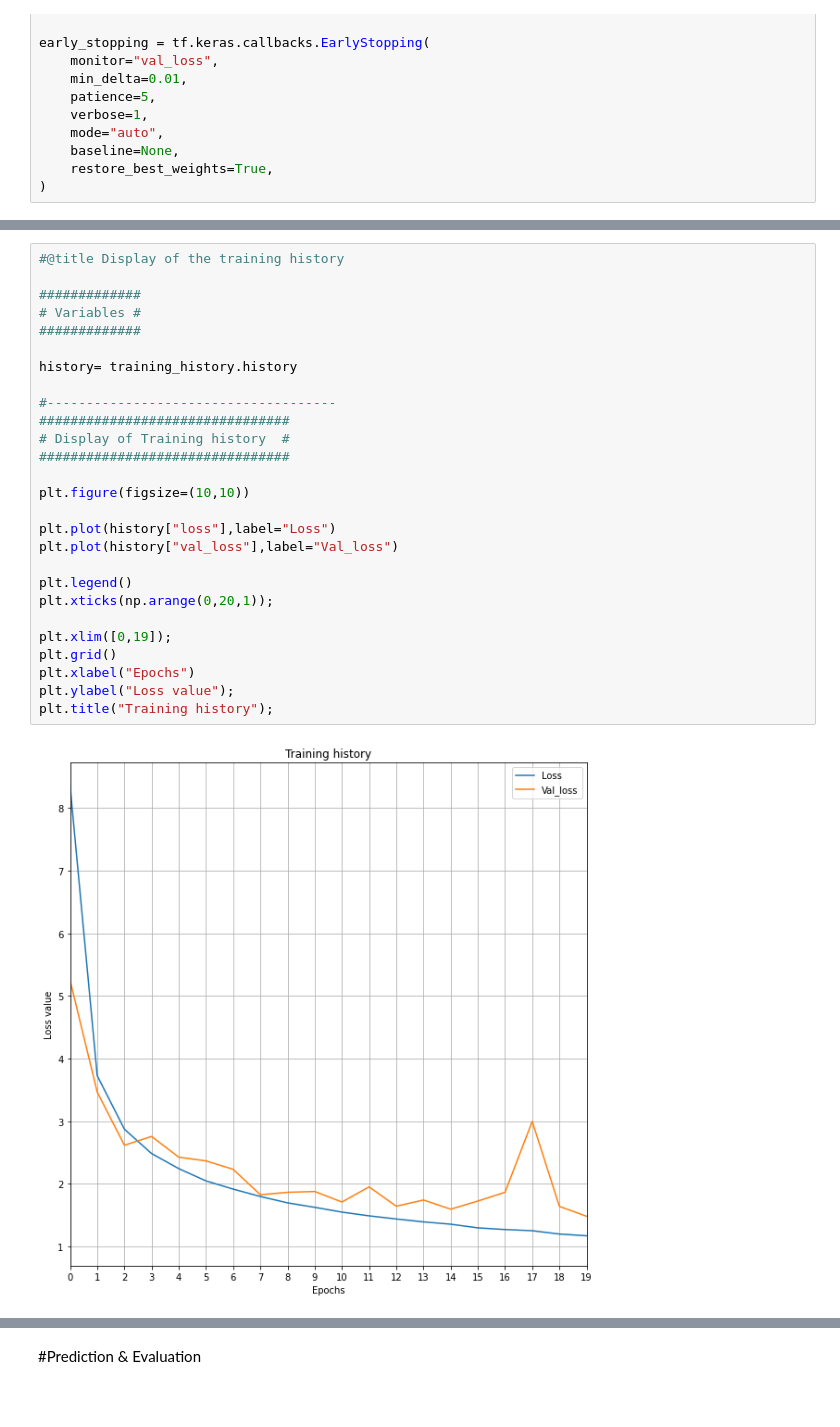
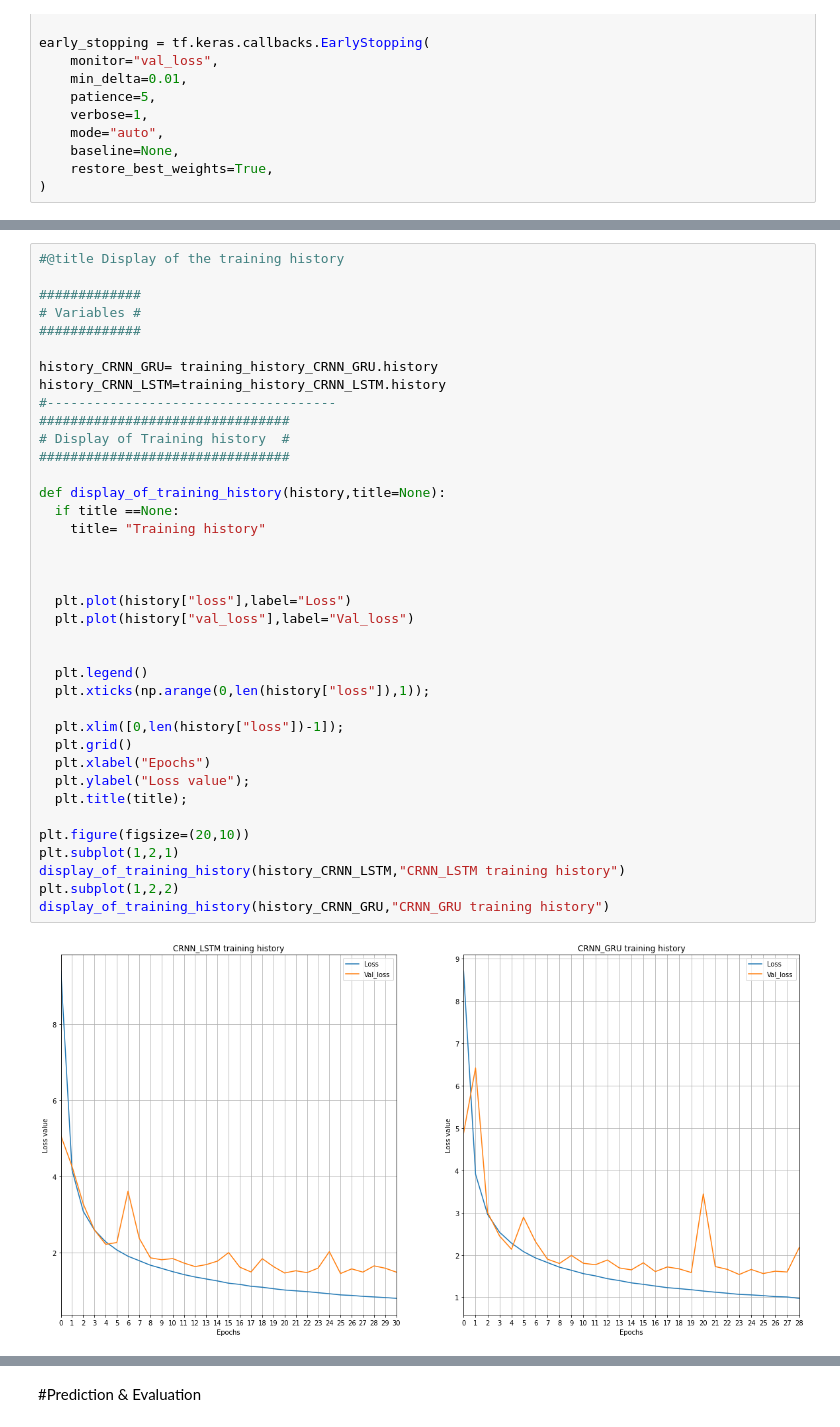
Before and after one commit to Zokoban/pyOCRTEN, a Jupyter notebook: ocr_project.ipynb, the cells around one changed output, grey strips where cells are left out. Drawn from its saved outputs; the diff is of its cells as text; blank space fills up the shorter version.

Commit message:
LSTM and GRU prediction success

```diff
--- a/ocr_project.ipynb
+++ b/ocr_project.ipynb
@@ -717,29 +717,40 @@ Epoch 13/50
 # %%
 #@title Display of the training history
 
 #############
 # Variables #
 #############
 
-history= training_history.history
-
+history_CRNN_GRU= training_history_CRNN_GRU.history
+history_CRNN_LSTM=training_history_CRNN_LSTM.history
 #-------------------------------------
 ################################
 # Display of Training history  #
 ################################
 
-plt.figure(figsize=(10,10))
+def display_of_training_history(history,title=None):
+  if title ==None:
+    title= "Training history"
 
-plt.plot(history["loss"],label="Loss")
-plt.plot(history["val_loss"],label="Val_loss")
 
-plt.legend()
-plt.xticks(np.arange(0,20,1));
 
-plt.xlim([0,19]);
-plt.grid()
-plt.xlabel("Epochs")
-plt.ylabel("Loss value");
-plt.title("Training history");
+  plt.plot(history["loss"],label="Loss")
+  plt.plot(history["val_loss"],label="Val_loss")
+
+
+  plt.legend()
+  plt.xticks(np.arange(0,len(history["loss"]),1));
+
+  plt.xlim([0,len(history["loss"])-1]);
+  plt.grid()
+  plt.xlabel("Epochs")
+  plt.ylabel("Loss value");
+  plt.title(title);
+
+plt.figure(figsize=(20,10))
+plt.subplot(1,2,1)
+display_of_training_history(history_CRNN_LSTM,"CRNN_LSTM training history")
+plt.subplot(1,2,2)
+display_of_training_history(history_CRNN_GRU,"CRNN_GRU training history")
 # %% [output]
-[figure, old version]
+[figure, new version]
```
Also changed, not shown: parts of 2 cells of this notebook.
